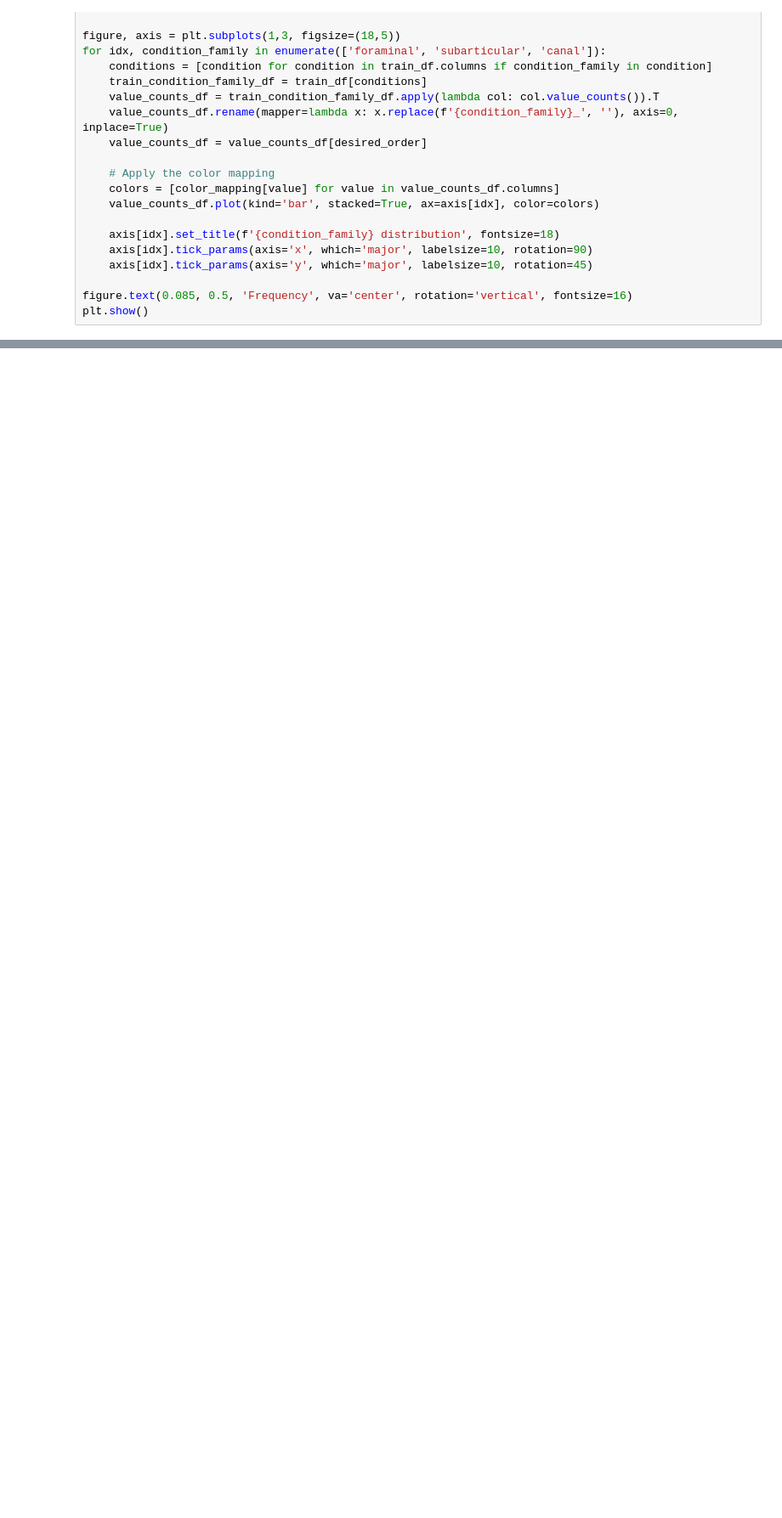
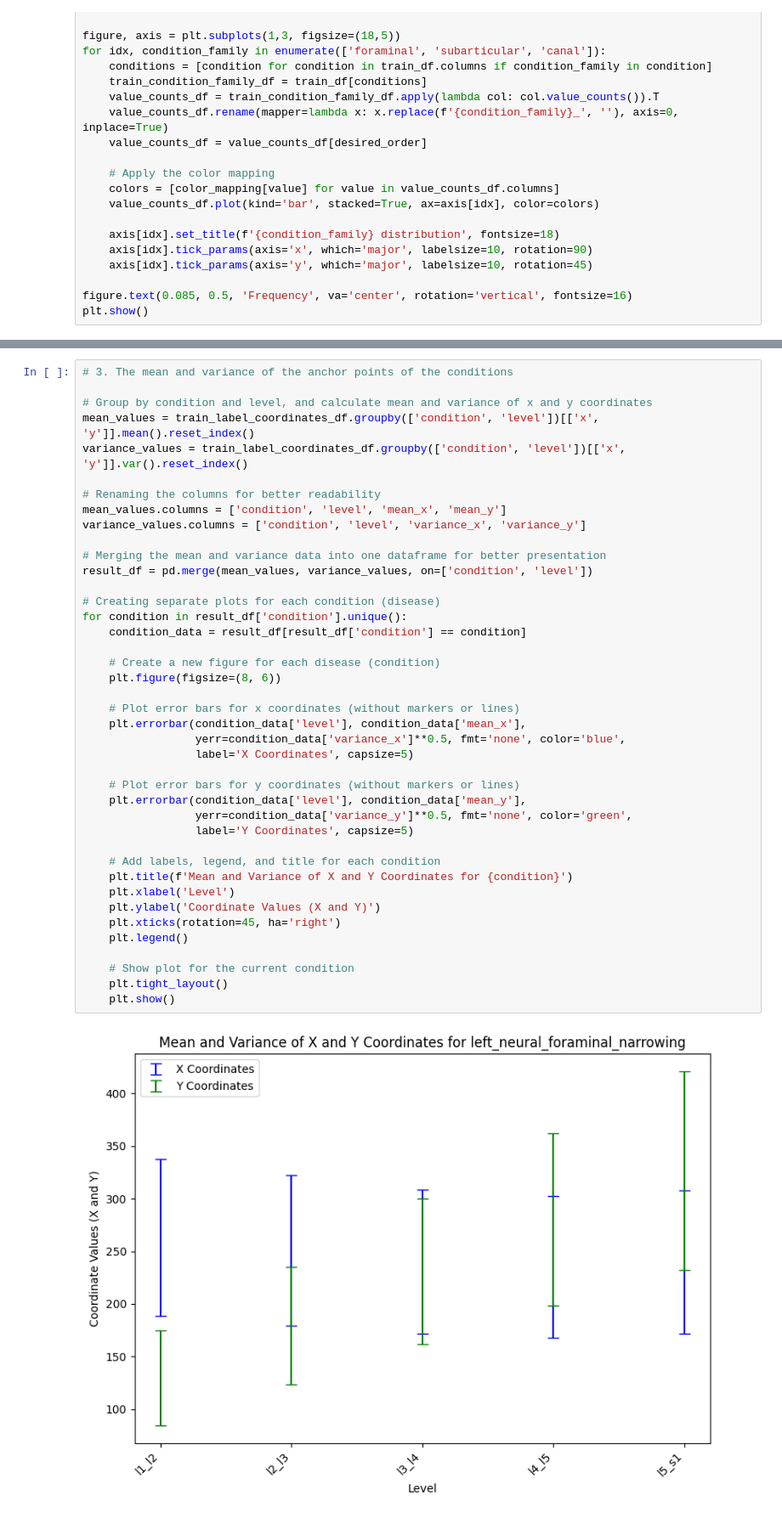
Before and after one commit to ofir-paz/Openu-DS-Workshop, a Jupyter notebook: workshop_netanelcopy.ipynb, the cells around one changed output, grey strips where cells are left out. Shown: that part at 85% size. Saved outputs shown, nothing was run; the diff lists cells and outputs as text; blank space fills up the shorter version.

```diff
--- a/workshop_netanelcopy.ipynb
+++ b/workshop_netanelcopy.ipynb
@@ -779,0 +829,43 @@ Let us continue analyzing using a **[TODO]**
+# %%
+# 3. The mean and variance of the anchor points of the conditions
+
+# Group by condition and level, and calculate mean and variance of x and y coordinates
+mean_values = train_label_coordinates_df.groupby(['condition', 'level'])[['x', 'y']].mean().reset_index()
+variance_values = train_label_coordinates_df.groupby(['condition', 'level'])[['x', 'y']].var().reset_index()
+
+# Renaming the columns for better readability
+mean_values.columns = ['condition', 'level', 'mean_x', 'mean_y']
+variance_values.columns = ['condition', 'level', 'variance_x', 'variance_y']
+
+# Merging the mean and variance data into one dataframe for better presentation
+result_df = pd.merge(mean_values, variance_values, on=['condition', 'level'])
+
+# Creating separate plots for each condition (disease)
+for condition in result_df['condition'].unique():
+    condition_data = result_df[result_df['condition'] == condition]
+
+    # Create a new figure for each disease (condition)
+    plt.figure(figsize=(8, 6))
+
+    # Plot error bars for x coordinates (without markers or lines)
+    plt.errorbar(condition_data['level'], condition_data['mean_x'],
+                 yerr=condition_data['variance_x']**0.5, fmt='none', color='blue',
+                 label='X Coordinates', capsize=5)
+
+    # Plot error bars for y coordinates (without markers or lines)
+    plt.errorbar(condition_data['level'], condition_data['mean_y'],
+                 yerr=condition_data['variance_y']**0.5, fmt='none', color='green',
+                 label='Y Coordinates', capsize=5)
+
+    # Add labels, legend, and title for each condition
+    plt.title(f'Mean and Variance of X and Y Coordinates for {condition}')
+    plt.xlabel('Level')
+    plt.ylabel('Coordinate Values (X and Y)')
+    plt.xticks(rotation=45, ha='right')
+    plt.legend()
+
+    # Show plot for the current condition
+    plt.tight_layout()
+    plt.show()
+# %% [output]
+[figure, added]
```
Also changed, not shown: parts of 5 cells of this notebook.
